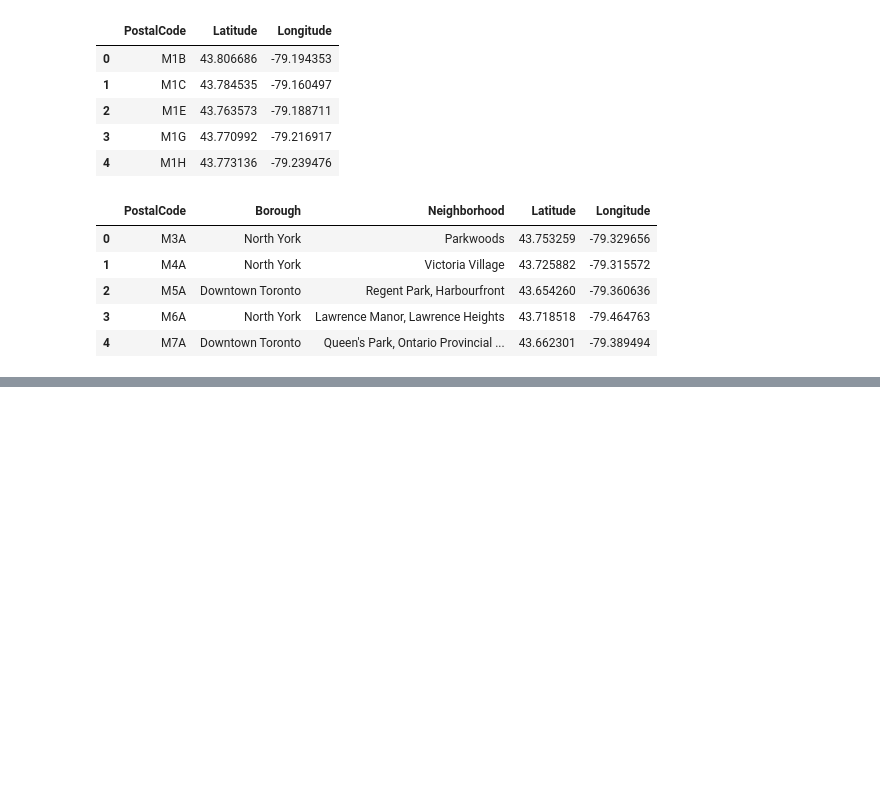
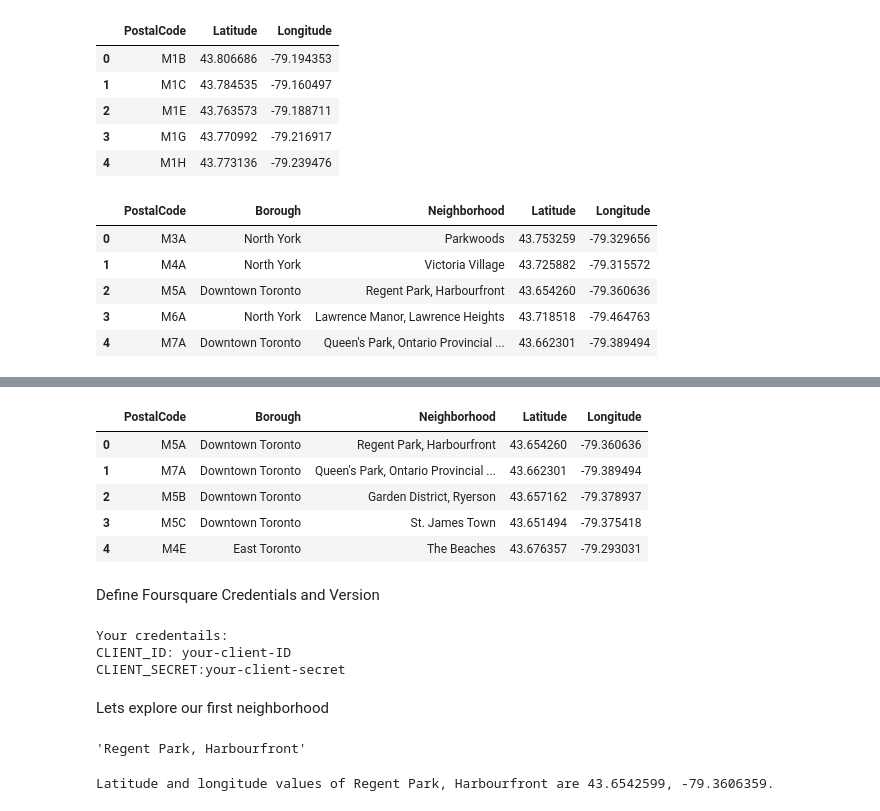
Before and after one commit to Ankitajain8/capstone_rep, a Jupyter notebook: WK3_ass.ipynb, the cells around one changed output, grey strips where cells are left out. Cells and saved outputs as stored; diff of their text form; code cells hidden in the pictures; blank space fills up the shorter version.

```diff
--- a/WK3_ass.ipynb
+++ b/WK3_ass.ipynb
@@ -179,5 +179,3 @@ See the caveats in the documentation: https://pandas.pydata.org/pandas-docs/stab
   if __name__ == '__main__':
 # %%
 df.reset_index(drop=True,inplace = True)
-# %%
-df.drop('Neighbourhood',axis=1,inplace=True)
@@ -260,0 +389,42 @@ df.head()
+# %%
+toronto_data = df[df['Borough'].str.contains("Toronto")].reset_index(drop=True)
+toronto_data.head()
+# %% [output]
+|  | PostalCode | Borough | Neighborhood | Latitude | Longitude |
+| 0 | M5A | Downtown Toronto | Regent Park, Harbourfront | 43.654260 | -79.360636 |
+| 1 | M7A | Downtown Toronto | Queen's Park, Ontario Provincial ... | 43.662301 | -79.389494 |
+| 2 | M5B | Downtown Toronto | Garden District, Ryerson | 43.657162 | -79.378937 |
+| 3 | M5C | Downtown Toronto | St. James Town | 43.651494 | -79.375418 |
+| 4 | M4E | East Toronto | The Beaches | 43.676357 | -79.293031 |
+# %% [markdown]
+Define Foursquare Credentials and Version
+# %%
+CLIENT_ID = 'your-client-ID' # your Foursquare ID
+CLIENT_SECRET = 'your-client-secret' # your Foursquare Secret
+VERSION = '20180605' # Foursquare API version
+LIMIT = 100 # A default Foursquare API limit value
+
+print('Your credentails:')
+print('CLIENT_ID: ' + CLIENT_ID)
+print('CLIENT_SECRET:' + CLIENT_SECRET)
+# %% [output]
+Your credentails:
+CLIENT_ID: your-client-ID
+CLIENT_SECRET:your-client-secret
+# %% [markdown]
+Lets explore our first neighborhood
+# %%
+toronto_data.loc[0, 'Neighborhood']
+# %% [output]
+'Regent Park, Harbourfront'
+# %%
+neighborhood_latitude = toronto_data.loc[0, 'Latitude'] # neighborhood latitude value
+neighborhood_longitude = toronto_data.loc[0, 'Longitude'] # neighborhood longitude value
+
+neighborhood_name = toronto_data.loc[0, 'Neighborhood'] # neighborhood name
+
+print('Latitude and longitude values of {} are {}, {}.'.format(neighborhood_name,
+                                                               neighborhood_latitude,
+                                                               neighborhood_longitude))
+# %% [output]
+Latitude and longitude values of Regent Park, Harbourfront are 43.6542599, -79.3606359.
```
Also changed, not shown: parts of 12 cells of this notebook.
